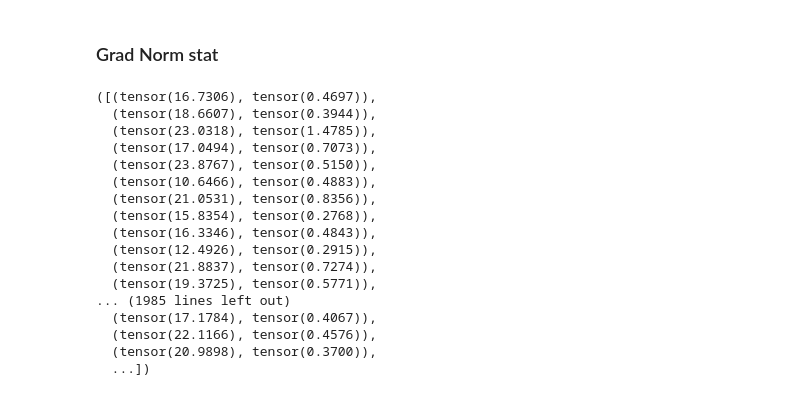
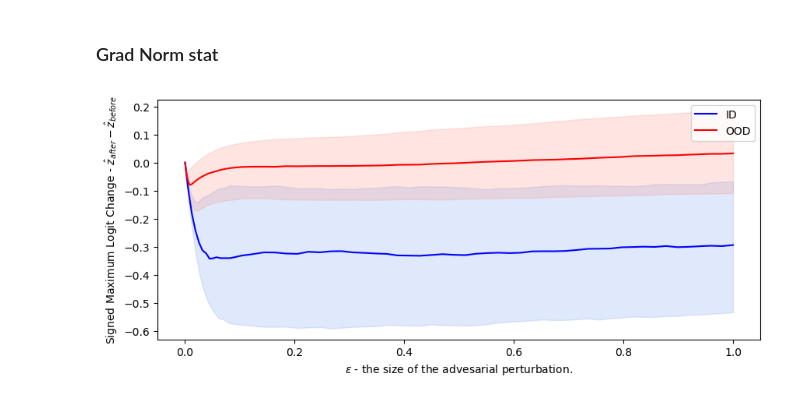
Before and after one commit to krellemand/bachelor_project, a Jupyter notebook: notebooks/visualizing_adv_attacks.ipynb, the cells around one changed output. Saved outputs shown, nothing was run; the diff lists cells and outputs as text; code cells hidden in the pictures.

```diff
--- a/notebooks/visualizing_adv_attacks.ipynb
+++ b/notebooks/visualizing_adv_attacks.ipynb
@@ -317,23 +284,11 @@ scatter_mls_diffs.show_and_save()
 # %% [markdown]
 ### Grad Norm stat
-# %%
-get_grad_norm_stats(root_dir + 'grad_norms/tinyimagenet/log_msp/',
-                    root_dir + 'logits/tinyimagenet/plain/', 1)
-# %% [output]
-([(tensor(16.7306), tensor(0.4697)),
-  (tensor(18.6607), tensor(0.3944)),
-  (tensor(23.0318), tensor(1.4785)),
-  (tensor(17.0494), tensor(0.7073)),
-  (tensor(23.8767), tensor(0.5150)),
-  (tensor(10.6466), tensor(0.4883)),
-  (tensor(21.0531), tensor(0.8356)),
-  (tensor(15.8354), tensor(0.2768)),
-  (tensor(16.3346), tensor(0.4843)),
-  (tensor(12.4926), tensor(0.2915)),
-  (tensor(21.8837), tensor(0.7274)),
-  (tensor(19.3725), tensor(0.5771)),
-... (1985 lines left out)
-  (tensor(17.1784), tensor(0.4067)),
-  (tensor(22.1166), tensor(0.4576)),
-  (tensor(20.9898), tensor(0.3700)),
-  ...])
+# %%
+plot_diff_stats_for_eps(root_dir + "logits/tinyimagenet/plain/logits_0.pt",
+                       root_dir + "logits/tinyimagenet/fp/fgsm/inf_norm/",
+                       root_dir + "logits/tinyimagenet/plain/csr_targets_0.pt",
+                       split_num = 0,
+                       dataset_name='tinyimagenet',
+                       figsize=(10,4))
+# %% [output]
+[figure, added]
```
Also changed, not shown: parts of 12 cells of this notebook, 2 other files.
